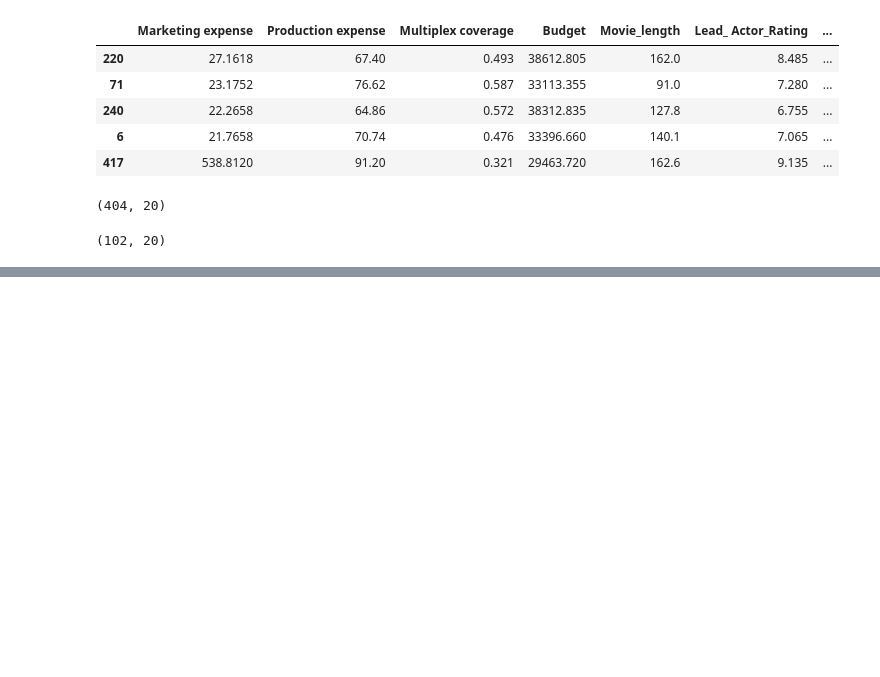
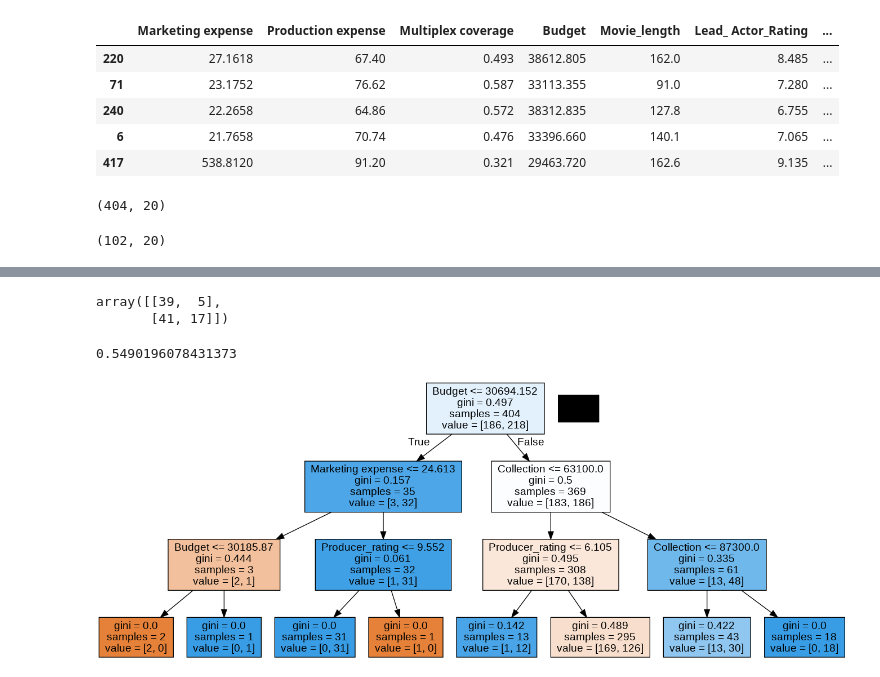
Before and after one commit to sabbirarif/Machine_Learning, a Jupyter notebook: Classification_Tree.ipynb, the cells around one changed output, grey strips where cells are left out. Cells and saved outputs as stored; diff of their text form; code cells hidden in the pictures; blank space fills up the shorter version.

```diff
--- a/Classification_Tree.ipynb
+++ b/Classification_Tree.ipynb
@@ -133,3 +133,8 @@ X_train.shape
 X_test.shape
 # %% [output]
 (102, 20)
+# %%
+from sklearn import tree
+clftree= tree.DecisionTreeClassifier(max_depth=3)
+# %%
+clftree.fit(X_train, y_train)
@@ -135,0 +161,11 @@ X_test.shape
+# %%
+confusion_matrix(y_test, y_test_pred)
+# %% [output]
+array([[39,  5],
+       [41, 17]])
+# %%
+accuracy_score(y_test, y_test_pred)
+# %% [output]
+0.5490196078431373
+# %%
+dot_data=tree.export_graphviz(clftree, out_file=None, feature_names= X_train.columns,filled=True)
@@ -135,0 +176,5 @@ X_test.shape
+# %%
+graph = pydotplus.graph_from_dot_data(dot_data)
+Image(graph.create_png())
+# %% [output]
+[figure, added]
```
Also changed, not shown: parts of 9 cells of this notebook.
